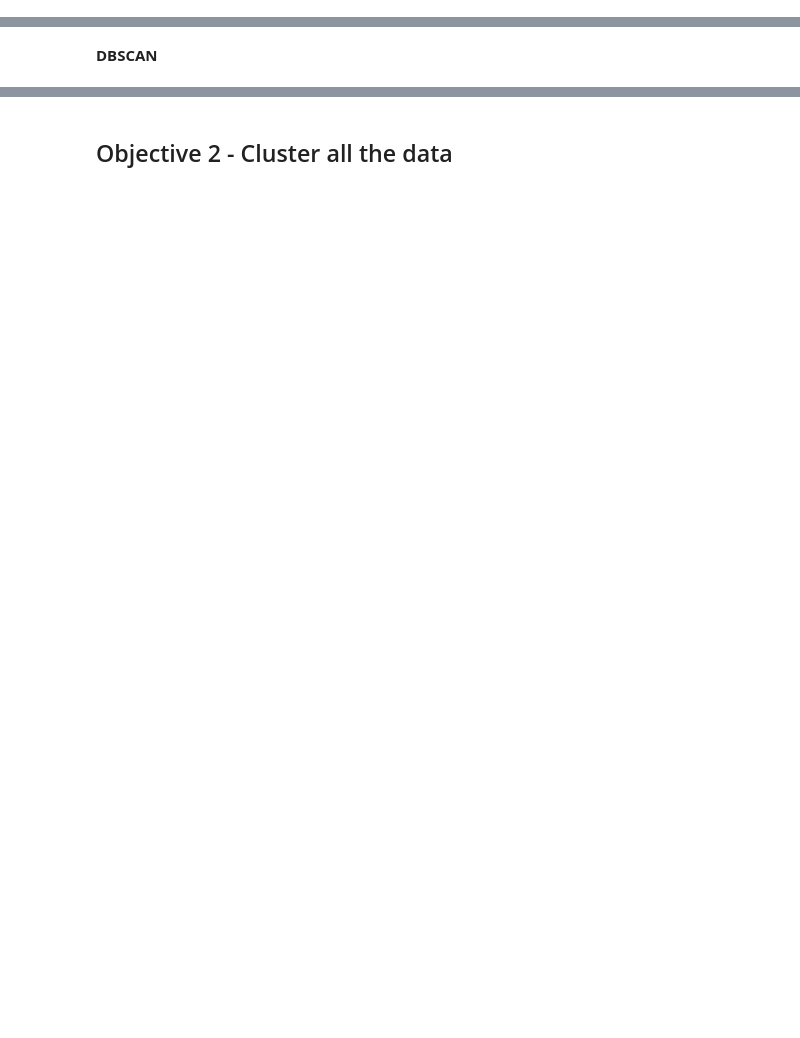
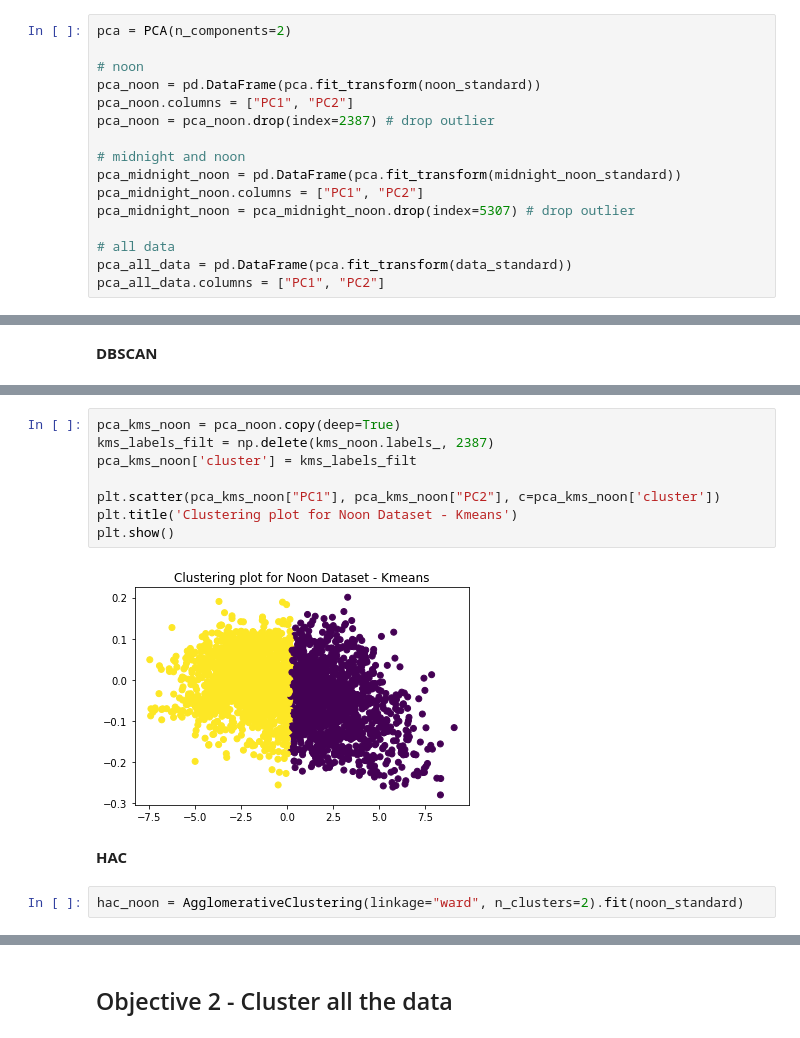
Before and after one commit to ray2g/Data-Mining-Projects, a Jupyter notebook: Homework Assignment 4/PD_TPC4_script.ipynb, the cells around one changed output, grey strips where cells are left out. Saved outputs shown, nothing was run; the diff lists cells and outputs as text; blank space fills up the shorter version.

```diff
--- a/Homework Assignment 4/PD_TPC4_script.ipynb
+++ b/Homework Assignment 4/PD_TPC4_script.ipynb
@@ -314,3 +347,19 @@ def cluster_analysis_dbs(X):
+# %%
+pca = PCA(n_components=2)
+
+# noon
+pca_noon = pd.DataFrame(pca.fit_transform(noon_standard))
+pca_noon.columns = ["PC1", "PC2"]
+pca_noon = pca_noon.drop(index=2387) # drop outlier
+
+# midnight and noon
+pca_midnight_noon = pd.DataFrame(pca.fit_transform(midnight_noon_standard))
+pca_midnight_noon.columns = ["PC1", "PC2"]
+pca_midnight_noon = pca_midnight_noon.drop(index=5307) # drop outlier
+
+# all data
+pca_all_data = pd.DataFrame(pca.fit_transform(data_standard))
+pca_all_data.columns = ["PC1", "PC2"]
 # %% [markdown]
 ## Objective 1 - Cluster the Data at Noon and Midnight
 # %% [markdown]
@@ -394,0 +462,14 @@ noon_cluster_dbs.sort_values(['Silhouette Score'],ascending=False).head(10)
+# %%
+pca_kms_noon = pca_noon.copy(deep=True)
+kms_labels_filt = np.delete(kms_noon.labels_, 2387)
+pca_kms_noon['cluster'] = kms_labels_filt
+
+plt.scatter(pca_kms_noon["PC1"], pca_kms_noon["PC2"], c=pca_kms_noon['cluster'])
+plt.title('Clustering plot for Noon Dataset - Kmeans')
+plt.show()
+# %% [output]
+[figure, added]
+# %% [markdown]
+**HAC**
+# %%
+hac_noon = AgglomerativeClustering(linkage="ward", n_clusters=2).fit(noon_standard)
```
Also changed, not shown: parts of 76 cells of this notebook.
